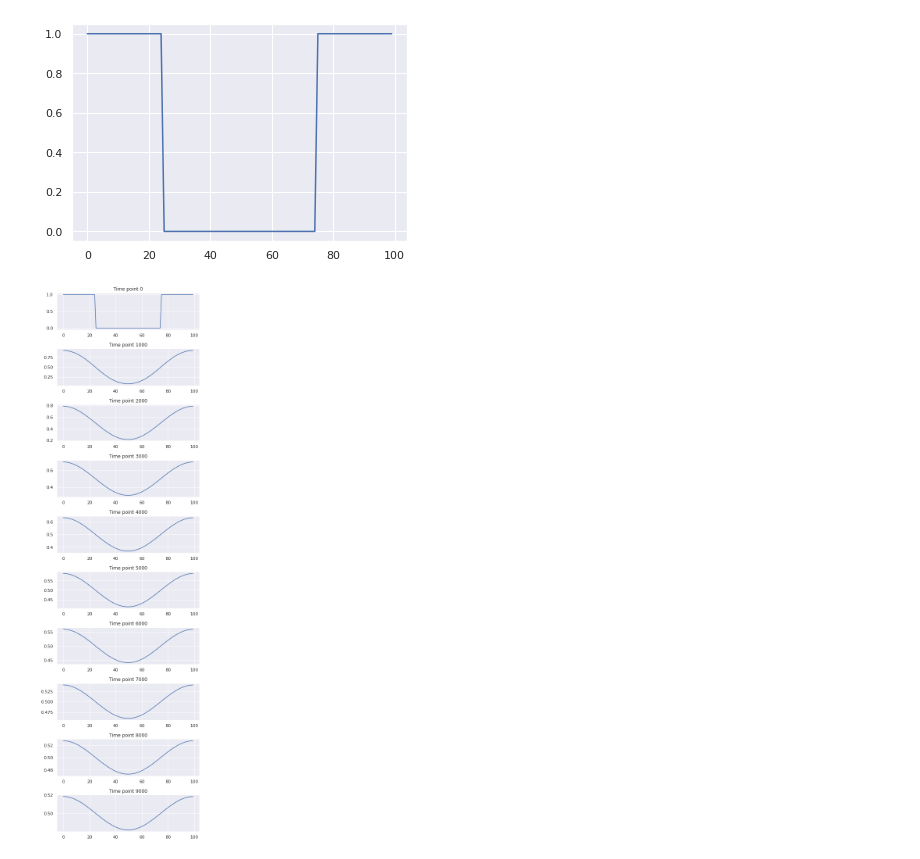
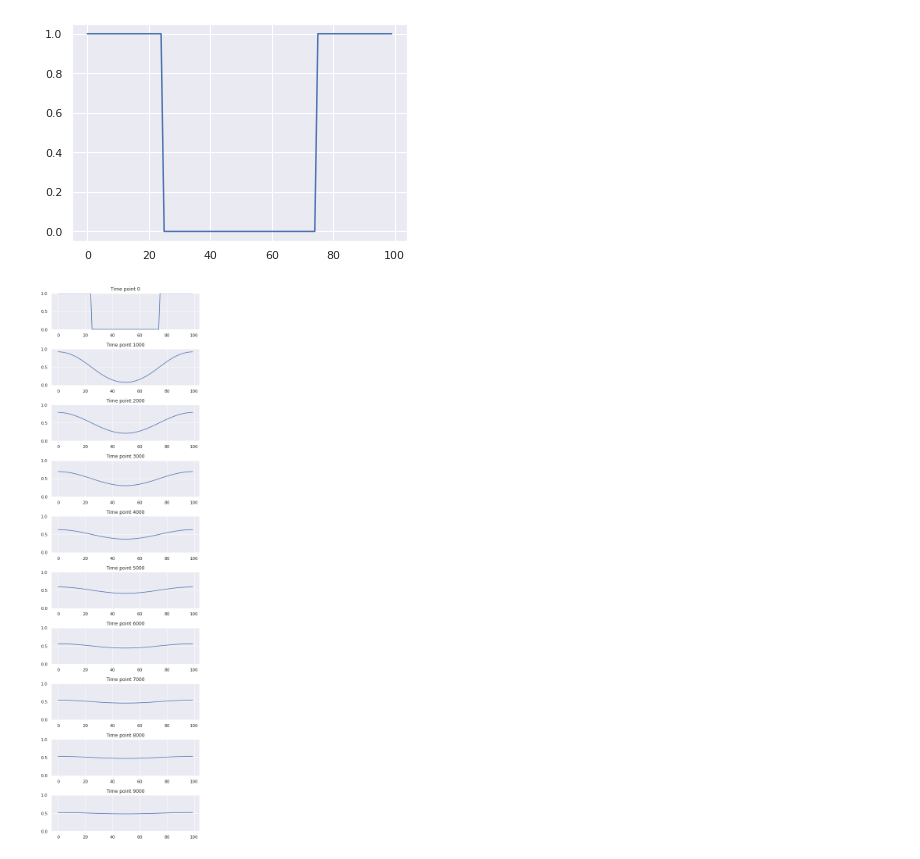
Before and after one commit to jqwhite/PhysBioCell, a Jupyter notebook: 2_1_FRAP.ipynb, the cells around one changed output. Cells and saved outputs as stored; diff of their text form; code cells hidden in the pictures.

```diff
--- a/2_1_FRAP.ipynb
+++ b/2_1_FRAP.ipynb
@@ -143,8 +143,8 @@ p[:][0:25] = 1 # first 25 to one
 p[:][75:]  = 1 # last 25 to one
 # p[:,0]
 # sum(p[:,0])
-p[:][0:25] = 1/sum(p[:,0]) # first 25 to one
-p[:][75:]  = 1/sum(p[:,0]) # last 25 to one
+# p[:][0:25] = 1/sum(p[:,0]) # first 25 to one
+# p[:][75:]  = 1/sum(p[:,0]) # last 25 to one
 # %%
 def frap(p):
 
@@ -169,14 +169,14 @@ plt.plot(f[:,0]);
 # %%
 fig,ax = plt.subplots(10,1,figsize=(6,20))
 
 every_n = nsteps//len(ax)
 
 for n in range(len(ax)):
   # ax[n].scatter(range(nboxes), p[:,10*n], color='red', marker='o')
   ax[n].plot(f[:,n*every_n])
   ax[n].set_title(f"Time point {n*every_n}")
-#   ax[n].set_ylim([-0.01,1.01])
+  ax[n].set_ylim([-0.01,1.01])
 
 fig.tight_layout();
 # %% [output]
-[figure, old version]
+[figure, new version]
```
